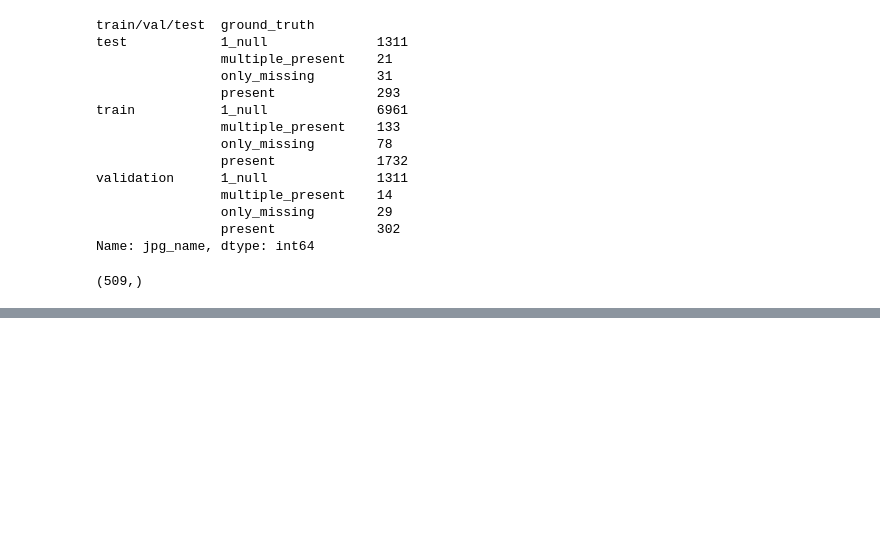
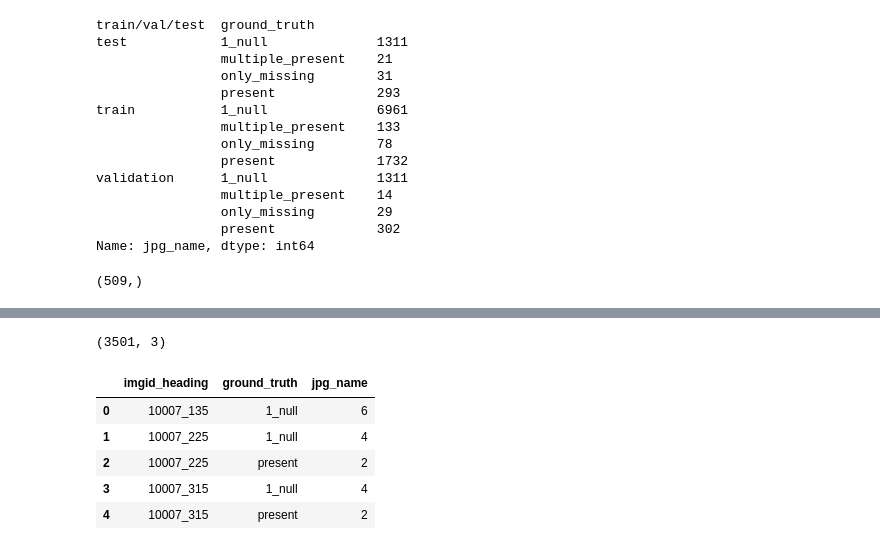
Before and after one commit to w210-accessibility/classify-streetview, a Jupyter notebook: mini-crops/2020-04-13-GetFullLabeled.ipynb, the cells around one changed output, grey strips where cells are left out. Cells and saved outputs as stored; diff of their text form; code cells hidden in the pictures; blank space fills up the shorter version.

```diff
--- a/mini-crops/2020-04-13-GetFullLabeled.ipynb
+++ b/mini-crops/2020-04-13-GetFullLabeled.ipynb
@@ -327,0 +340,13 @@ df_final.to_csv('20200413-groundtruth-images-split.csv', index = False)
+# %%
+df_group_final = df_final.groupby(['imgid_heading', 'ground_truth'])['jpg_name'].count()
+df_group_final = df_group_final.reset_index()
+print(df_group_final.shape)
+df_group_final.head()
+# %% [output]
+(3501, 3)
+|  | imgid_heading | ground_truth | jpg_name |
+| 0 | 10007_135 | 1_null | 6 |
+| 1 | 10007_225 | 1_null | 4 |
+| 2 | 10007_225 | present | 2 |
+| 3 | 10007_315 | 1_null | 4 |
+| 4 | 10007_315 | present | 2 |
```
Also changed, not shown: parts of 8 cells of this notebook, 2 other files.
